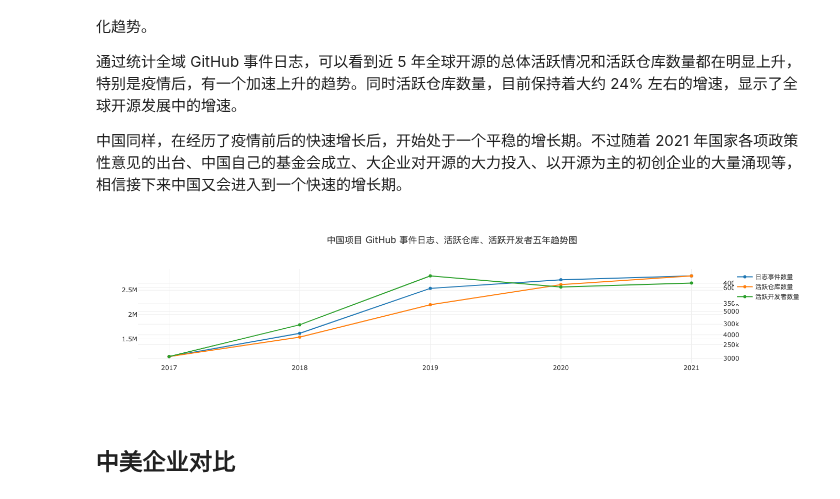
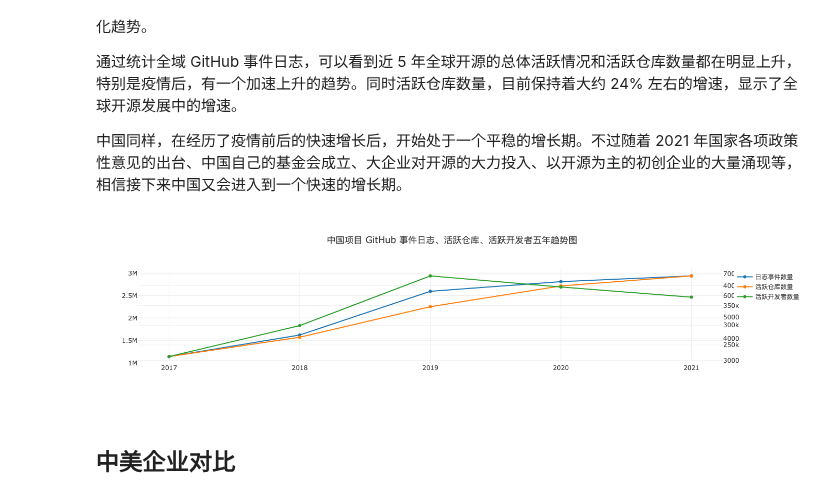
Before and after one commit to X-lab2017/open-digger, a Jupyter notebook: notebook/China_open_source_blue_paper_2022.ipynb, the cells around one changed output. Drawn from its saved outputs; the diff is of its cells as text; code cells hidden in the pictures.

Commit message:
refactor: change to new database schema and delete old data markdown page
Signed-off-by: frank-zsy <syzhao1988@126.com>

```diff
--- a/notebook/China_open_source_blue_paper_2022.ipynb
+++ b/notebook/China_open_source_blue_paper_2022.ipynb
@@ -45,29 +43,27 @@ Promise.all(years.map(y => {
 
 中国同样，在经历了疫情前后的快速增长后，开始处于一个平稳的增长期。不过随着 2021 年国家各项政策性意见的出台、中国自己的基金会成立、大企业对开源的大力投入、以开源为主的初创企业的大量涌现等，相信接下来中国又会进入到一个快速的增长期。
 # %%
-Promise.all(years.map(y => {
-    var q = `SELECT COUNT() AS event_count, COUNT(DISTINCT repo_id) AS active_repo_count, COUNT(DISTINCT actor_id) AS active_actor_count FROM github_log.year${y} WHERE repo_id IN [${chineseLabel.githubRepos.join(',')}] OR org_id IN [${chineseLabel.githubOrgs.join(',')}]`;
-    return openDigger.driver.clickhouse.query(q);
-})).then(data => {
+openDigger.driver.clickhouse.query(`SELECT COUNT() AS event_count, COUNT(DISTINCT repo_id) AS active_repo_count, COUNT(DISTINCT actor_id) AS active_actor_count, toYear(created_at) AS year
+FROM github_log.events WHERE year >= ${startYear} AND year <= ${year} AND (repo_id IN [${chineseLabel.githubRepos.join(',')}] OR org_id IN [${chineseLabel.githubOrgs.join(',')}]) GROUP BY year ORDER BY year`).then(data => {
     var eventCount = [], activeRepoCount = [], activeActorCount = [];
     data.forEach(d => {
-        eventCount.push(d[0].event_count);
-        activeRepoCount.push(d[0].active_repo_count);
-        activeActorCount.push(d[0].active_actor_count);
+        eventCount.push(d.event_count);
+        activeRepoCount.push(d.active_repo_count);
+        activeActorCount.push(d.active_actor_count);
     });
     openDigger.render.plotly([
         {x: years, y: eventCount, mode: 'scatter', name: '日志事件数量'},
         {x: years, y: activeRepoCount, mode: 'scatter', name: '活跃仓库数量', yaxis: 'y2'},
         {x: years, y: activeActorCount, mode: 'scatter', name: '活跃开发者数量', yaxis: 'y3'},
     ], {
         title: '中国项目 GitHub 事件日志、活跃仓库、活跃开发者五年趋势图',
         yaxis2: { overlaying: 'y', side: 'right', anchor: 'x' },
         yaxis3: { overlaying: 'y', side: 'right', anchor: 'x' },
         xaxis: {type: 'category'}
     });
 });
 # %% [output]
-[figure, old version]
+[figure, new version]
 # %% [markdown]
 ## 中美企业对比
 # %% [markdown]
```
Also changed, not shown: parts of 6 cells of this notebook, 7 other files.
